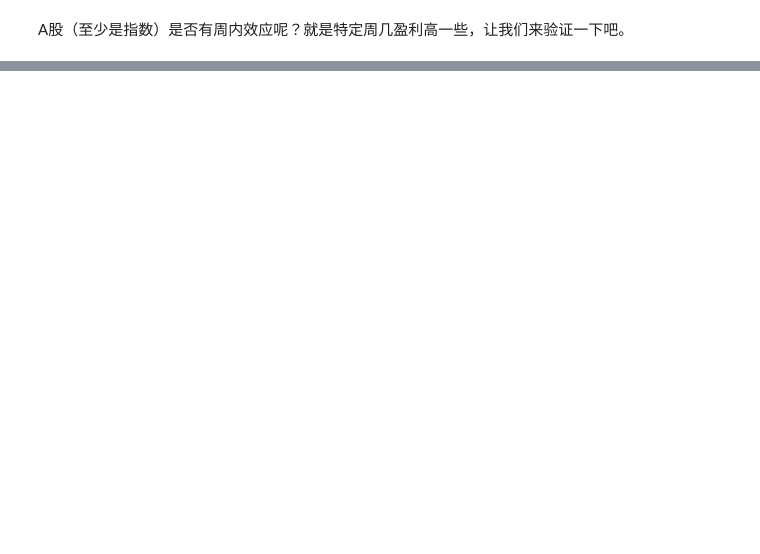
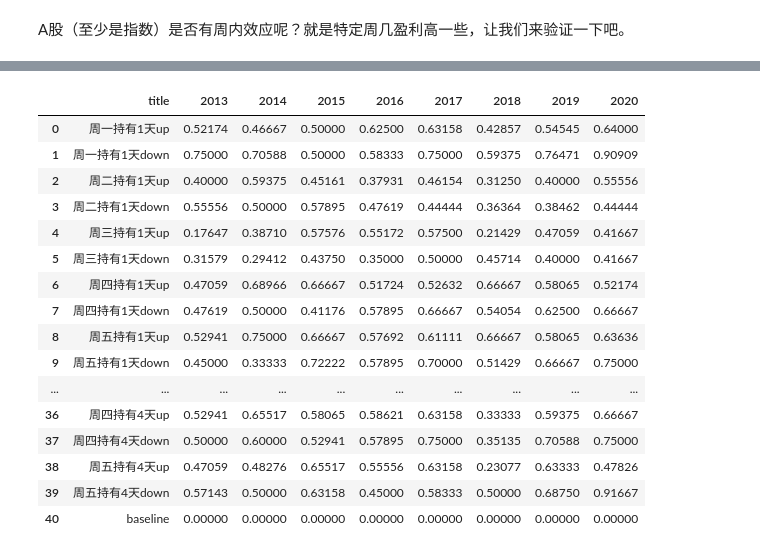
Before and after one commit to zhs007/jupyternotebook.demo, a Jupyter notebook: home/cnfunds/cnfund009.ipynb, the cells around one changed output, grey strips where cells are left out. Cells and saved outputs as stored; diff of their text form; code cells hidden in the pictures; blank space fills up the shorter version.

```diff
--- a/home/cnfunds/cnfund009.ipynb
+++ b/home/cnfunds/cnfund009.ipynb
@@ -152,0 +153,22 @@ dfaip[['title', 'maxDrawdown', 'maxDrawdownStart', 'maxDrawdownEnd', 'totalRetur
+# %%
+dfy = libtrdb2.buildPNLWinRateReportYear(lstpnlaip)
+
+dfy
+# %% [output]
+|  | title | 2013 | 2014 | 2015 | 2016 | 2017 | 2018 | 2019 | 2020 |
+| 0 | 周一持有1天up | 0.52174 | 0.46667 | 0.50000 | 0.62500 | 0.63158 | 0.42857 | 0.54545 | 0.64000 |
+| 1 | 周一持有1天down | 0.75000 | 0.70588 | 0.50000 | 0.58333 | 0.75000 | 0.59375 | 0.76471 | 0.90909 |
+| 2 | 周二持有1天up | 0.40000 | 0.59375 | 0.45161 | 0.37931 | 0.46154 | 0.31250 | 0.40000 | 0.55556 |
+| 3 | 周二持有1天down | 0.55556 | 0.50000 | 0.57895 | 0.47619 | 0.44444 | 0.36364 | 0.38462 | 0.44444 |
+| 4 | 周三持有1天up | 0.17647 | 0.38710 | 0.57576 | 0.55172 | 0.57500 | 0.21429 | 0.47059 | 0.41667 |
+| 5 | 周三持有1天down | 0.31579 | 0.29412 | 0.43750 | 0.35000 | 0.50000 | 0.45714 | 0.40000 | 0.41667 |
+| 6 | 周四持有1天up | 0.47059 | 0.68966 | 0.66667 | 0.51724 | 0.52632 | 0.66667 | 0.58065 | 0.52174 |
+| 7 | 周四持有1天down | 0.47619 | 0.50000 | 0.41176 | 0.57895 | 0.66667 | 0.54054 | 0.62500 | 0.66667 |
+| 8 | 周五持有1天up | 0.52941 | 0.75000 | 0.66667 | 0.57692 | 0.61111 | 0.66667 | 0.58065 | 0.63636 |
+| 9 | 周五持有1天down | 0.45000 | 0.33333 | 0.72222 | 0.57895 | 0.70000 | 0.51429 | 0.66667 | 0.75000 |
+| ... | ... | ... | ... | ... | ... | ... | ... | ... | ... |
+| 36 | 周四持有4天up | 0.52941 | 0.65517 | 0.58065 | 0.58621 | 0.63158 | 0.33333 | 0.59375 | 0.66667 |
+| 37 | 周四持有4天down | 0.50000 | 0.60000 | 0.52941 | 0.57895 | 0.75000 | 0.35135 | 0.70588 | 0.75000 |
+| 38 | 周五持有4天up | 0.47059 | 0.48276 | 0.65517 | 0.55556 | 0.63158 | 0.23077 | 0.63333 | 0.47826 |
+| 39 | 周五持有4天down | 0.57143 | 0.50000 | 0.63158 | 0.45000 | 0.58333 | 0.50000 | 0.68750 | 0.91667 |
+| 40 | baseline | 0.00000 | 0.00000 | 0.00000 | 0.00000 | 0.00000 | 0.00000 | 0.00000 | 0.00000 |
```
Also changed, not shown: parts of 2 cells of this notebook, 1 other file.
